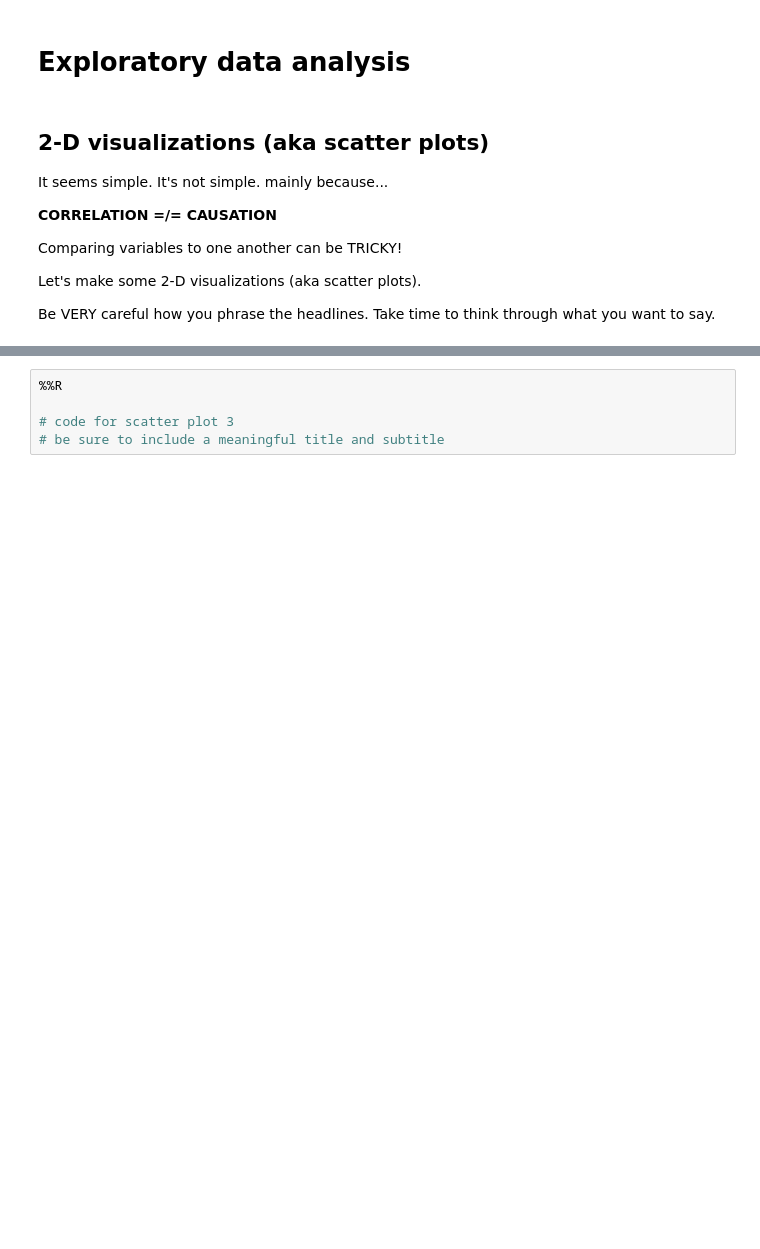
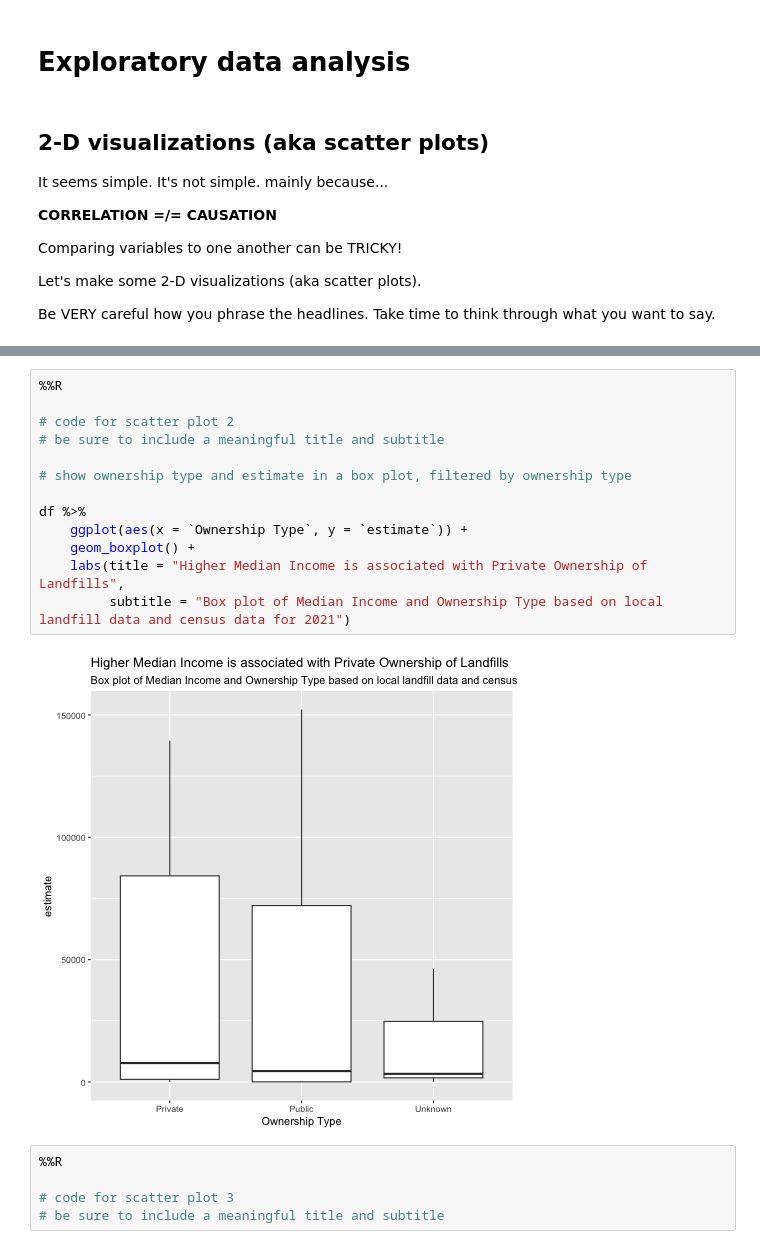
Before and after one commit to katrventura/connect-to-census, a Jupyter notebook: scatterplots.ipynb, the cells around one changed output, grey strips where cells are left out. Drawn from its saved outputs; the diff is of its cells as text; blank space fills up the shorter version.

```diff
--- a/scatterplots.ipynb
+++ b/scatterplots.ipynb
@@ -119,3 +123,18 @@ Be VERY careful how you phrase the headlines. Take time to think through what yo
+# %%
+%%R
+
+# code for scatter plot 2
+# be sure to include a meaningful title and subtitle
+
+# show ownership type and estimate in a box plot, filtered by ownership type
+
+df %>%
+    ggplot(aes(x = `Ownership Type`, y = `estimate`)) +
+    geom_boxplot() +
+    labs(title = "Higher Median Income is associated with Private Ownership of Landfills",
+         subtitle = "Box plot of Median Income and Ownership Type based on local landfill data and census data for 2021")
+# %% [output]
+[figure, added]
 # %%
 %%R
 
```
Also changed, not shown: parts of 7 cells of this notebook, 2 other files.
